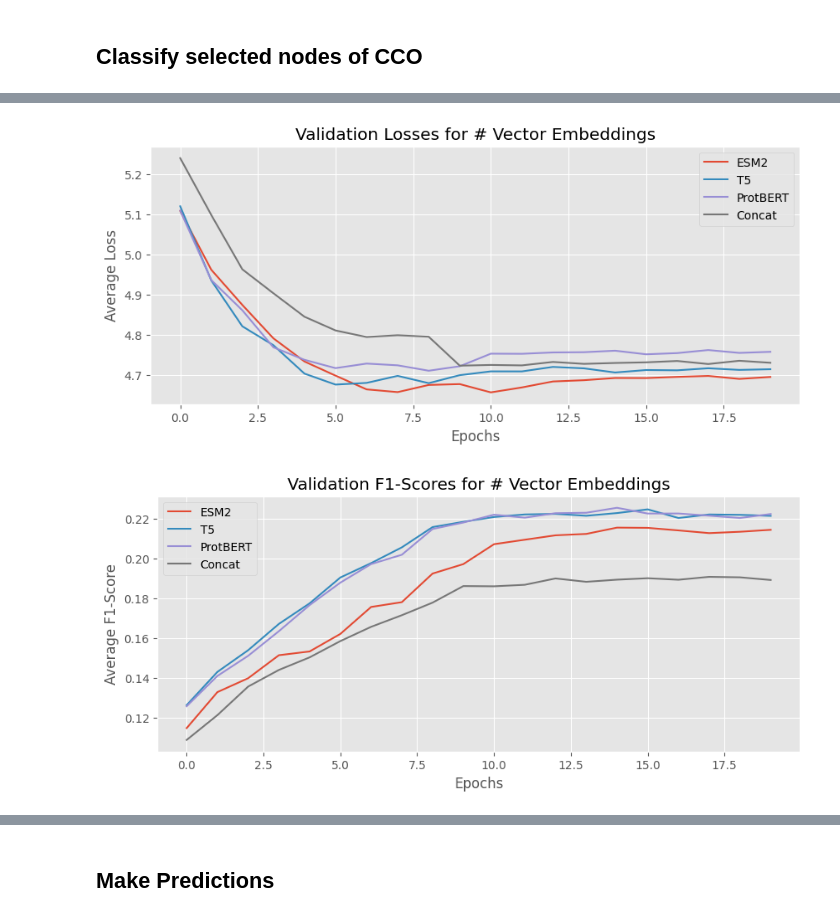
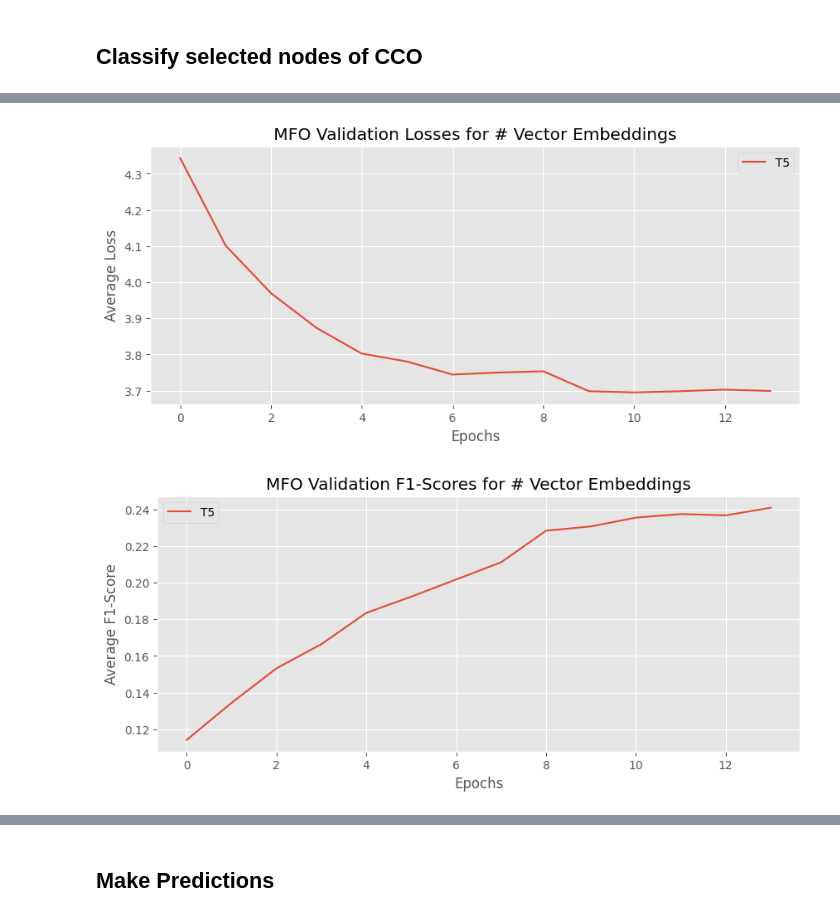
Before and after one commit to oshbocker/CAFA, a Jupyter notebook: CAFA_baseline.ipynb, the cells around one changed output, grey strips where cells are left out. Saved outputs shown, nothing was run; the diff lists cells and outputs as text; code cells hidden in the pictures.

```diff
--- a/CAFA_baseline.ipynb
+++ b/CAFA_baseline.ipynb
@@ -277,7 +355,7 @@ embeds_dim = {
     "T5" : 1024,
     "ProtBERT" : 1024,
     "ESM2" : 1280,
-    "Concat": 1024+1024,
+    "Concat": 1280+1024,
 }
 # %%
 class ProteinSequenceDataset(Dataset):
@@ -354,20 +436,24 @@ print(t5_ids[:5])
 # %%
 class MultiLayerPerceptron(torch.nn.Module):
 
-    def __init__(self, input_dim, num_classes):
+    def __init__(self, input_dim, num_classes, p):
         super(MultiLayerPerceptron, self).__init__()
 
         self.linear1 = torch.nn.Linear(input_dim, 4*1012)
         self.activation1 = torch.nn.ReLU()
+        self.dropout1 = torch.nn.Dropout(p)
         self.linear2 = torch.nn.Linear(4*1012, 4*712)
         self.activation2 = torch.nn.ReLU()
+        self.dropout2 = torch.nn.Dropout(p)
         self.linear3 = torch.nn.Linear(4*712, num_classes)
 
     def forward(self, x):
         x = self.linear1(x)
         x = self.activation1(x)
+        x = self.dropout1(x)
         x = self.linear2(x)
         x = self.activation2(x)
+        x = self.dropout2(x)
         x = self.linear3(x)
         return x
 
@@ -396,23 +482,23 @@ class CNN1D(nn.Module):
         x = self.fc2(x)
         return x
 # %%
-def train_model(embeddings_source, model_type="linear", train_size=0.9):
+def train_model(embeddings_source, subontology, num_labels, model_type="linear", train_size=0.9):
 
-    train_dataset = ProteinSequenceDataset(datatype="train", embeddings_source = embeddings_source)
+    train_dataset = ProteinSequenceDataset(datatype="train", embeddings_source = embeddings_source, subontology=subontology)
 
     train_set, val_set = random_split(train_dataset, lengths = [int(len(train_dataset)*train_size), len(train_dataset)-int(len(train_dataset)*train_size)])
     train_dataloader = torch.utils.data.DataLoader(train_set, batch_size=CFG.batch_size, shuffle=True)
     val_dataloader = torch.utils.data.DataLoader(val_set, batch_size=CFG.batch_size, shuffle=True)
 
     if model_type == "linear":
-        model = MultiLayerPerceptron(input_dim=embeds_dim[embeddings_source], num_classes=CFG.num_labels).to(CFG.device)
+        model = MultiLayerPerceptron(input_dim=embeds_dim[embeddings_source], num_classes=num_labels, p=0.2).to(CFG.device)
     if model_type == "convolutional":
-        model = CNN1D(input_dim=embeds_dim[embeddings_source], num_classes=CFG.num_labels).to(CFG.device)
+        model = CNN1D(input_dim=embeds_dim[embeddings_source], num_classes=num_labels).to(CFG.device)
 
     optimizer = torch.optim.Adam(model.parameters(), lr = CFG.lr)
     scheduler = ReduceLROnPlateau(optimizer, factor=0.1, patience=1)
     CrossEntropy = torch.nn.CrossEntropyLoss()
-    f1_score = MultilabelF1Score(num_labels=CFG.num_labels).to(CFG.device)
+    f1_score = MultilabelF1Score(num_labels=num_labels).to(CFG.device)
     n_epochs = CFG.n_epochs
 
     print("BEGIN TRAINING...")
@@ -728,5 +678,5 @@ EPOCH  12
 # %%
-protbert_model, protbert_losses, protbert_scores = train_model(embeddings_source="T5",model_type="linear")
+t5_MFO_model, t5_MFO_losses, t5_MFO_scores = train_model(embeddings_source="T5", subontology="MFO", num_labels=MFO_num_labels, model_type="linear")
 # %% [output]
 BEGIN TRAINING...
 EPOCH  1
@@ -811,25 +761,25 @@ EPOCH  12
 # %%
 plt.figure(figsize = (10, 4))
-plt.plot(esm2_losses["val"], label = "ESM2")
-plt.plot(t5_losses["val"], label = "T5")
-plt.plot(protbert_losses["val"], label = "ProtBERT")
-plt.plot(cat_losses["val"], label = "Concat")
-plt.title("Validation Losses for # Vector Embeddings")
+# plt.plot(esm2_losses["val"], label = "ESM2")
+plt.plot(t5_MFO_losses["val"], label = "T5")
+# plt.plot(protbert_losses["val"], label = "ProtBERT")
+# plt.plot(cat_MFO_losses["val"], label = "Concat")
+plt.title("MFO Validation Losses for # Vector Embeddings")
 plt.xlabel("Epochs")
 plt.ylabel("Average Loss")
 plt.legend()
 plt.show()
 
 plt.figure(figsize = (10, 4))
-plt.plot(esm2_scores["val"], label = "ESM2")
-plt.plot(t5_scores["val"], label = "T5")
-plt.plot(protbert_scores["val"], label = "ProtBERT")
-plt.plot(cat_scores["val"], label = "Concat")
-plt.title("Validation F1-Scores for # Vector Embeddings")
+# plt.plot(esm2_scores["val"], label = "ESM2")
+plt.plot(t5_MFO_scores["val"], label = "T5")
+# plt.plot(protbert_scores["val"], label = "ProtBERT")
+# plt.plot(cat_MFO_scores["val"], label = "Concat")
+plt.title("MFO Validation F1-Scores for # Vector Embeddings")
 plt.xlabel("Epochs")
 plt.ylabel("Average F1-Score")
 plt.legend()
 plt.show()
 # %% [output]
-[figure, old version]
+[figure, new version]
-[figure, old version]
+[figure, new version]
```
Also changed, not shown: parts of 44 cells of this notebook.
